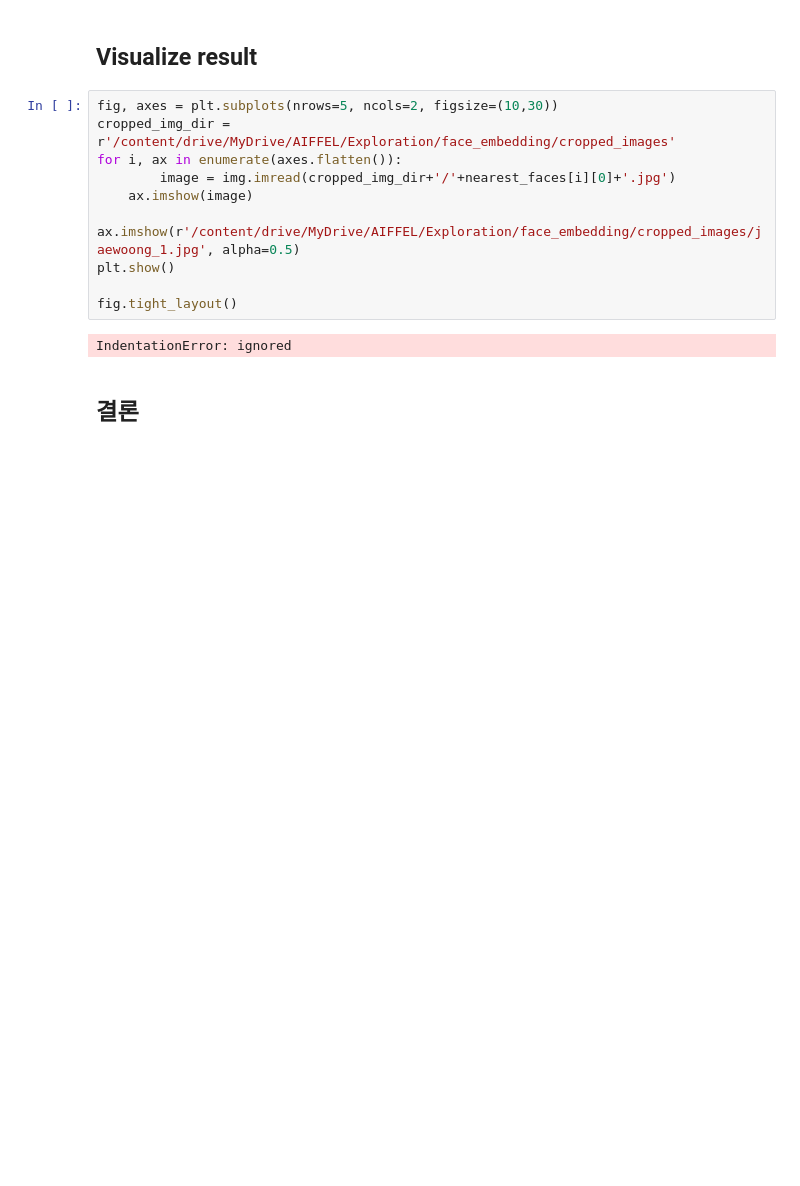
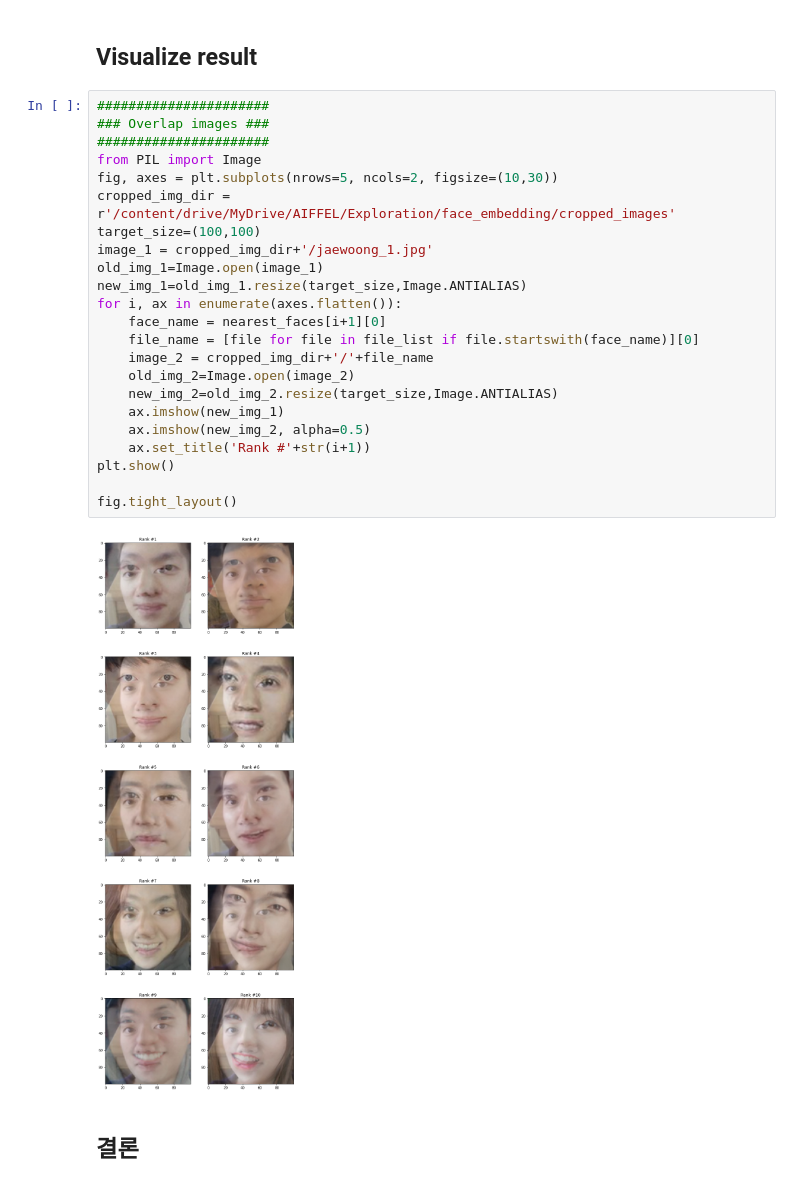
Before and after one commit to Jaewoong-Yoo/ML_Projects, a Jupyter notebook: face_embedding/face_embedding.ipynb, the cells around one changed output. Saved outputs shown, nothing was run; the diff lists cells and outputs as text; blank space fills up the shorter version.

Commit message:
Update face_embedding

```diff
--- a/face_embedding/face_embedding.ipynb
+++ b/face_embedding/face_embedding.ipynb
@@ -276,17 +264,30 @@ nearest_faces = get_nearest_face('jaewoong_1')
 # %% [markdown]
 ## Visualize result
 # %%
+######################
+### Overlap images ###
+######################
+from PIL import Image
 fig, axes = plt.subplots(nrows=5, ncols=2, figsize=(10,30))
 cropped_img_dir = r'/content/drive/MyDrive/AIFFEL/Exploration/face_embedding/cropped_images'
+target_size=(100,100)
+image_1 = cropped_img_dir+'/jaewoong_1.jpg'
+old_img_1=Image.open(image_1)
+new_img_1=old_img_1.resize(target_size,Image.ANTIALIAS)
 for i, ax in enumerate(axes.flatten()):
-        image = img.imread(cropped_img_dir+'/'+nearest_faces[i][0]+'.jpg')
-    ax.imshow(image)
-    ax.imshow(r'/content/drive/MyDrive/AIFFEL/Exploration/face_embedding/cropped_images/jaewoong_1.jpg', alpha=0.5)
+    face_name = nearest_faces[i+1][0]
+    file_name = [file for file in file_list if file.startswith(face_name)][0]
+    image_2 = cropped_img_dir+'/'+file_name
+    old_img_2=Image.open(image_2)
+    new_img_2=old_img_2.resize(target_size,Image.ANTIALIAS)
+    ax.imshow(new_img_1)
+    ax.imshow(new_img_2, alpha=0.5)
+    ax.set_title('Rank #'+str(i+1))
 plt.show()
 
 fig.tight_layout()
 # %% [output]
-IndentationError: ignored
+[figure, added]
 # %% [markdown]
 ## 결론
 # %% [markdown]
```
Also changed, not shown: parts of 9 cells of this notebook.
